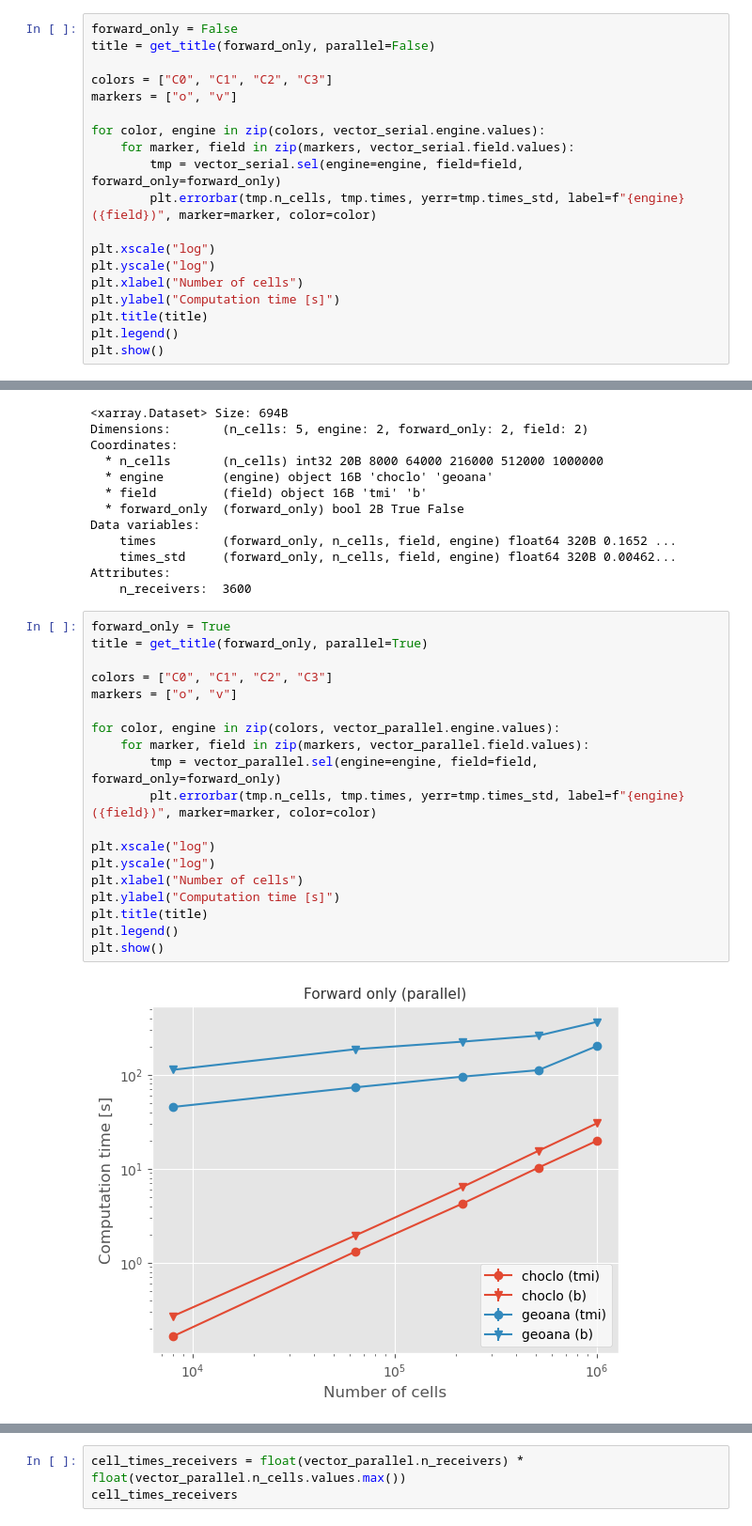
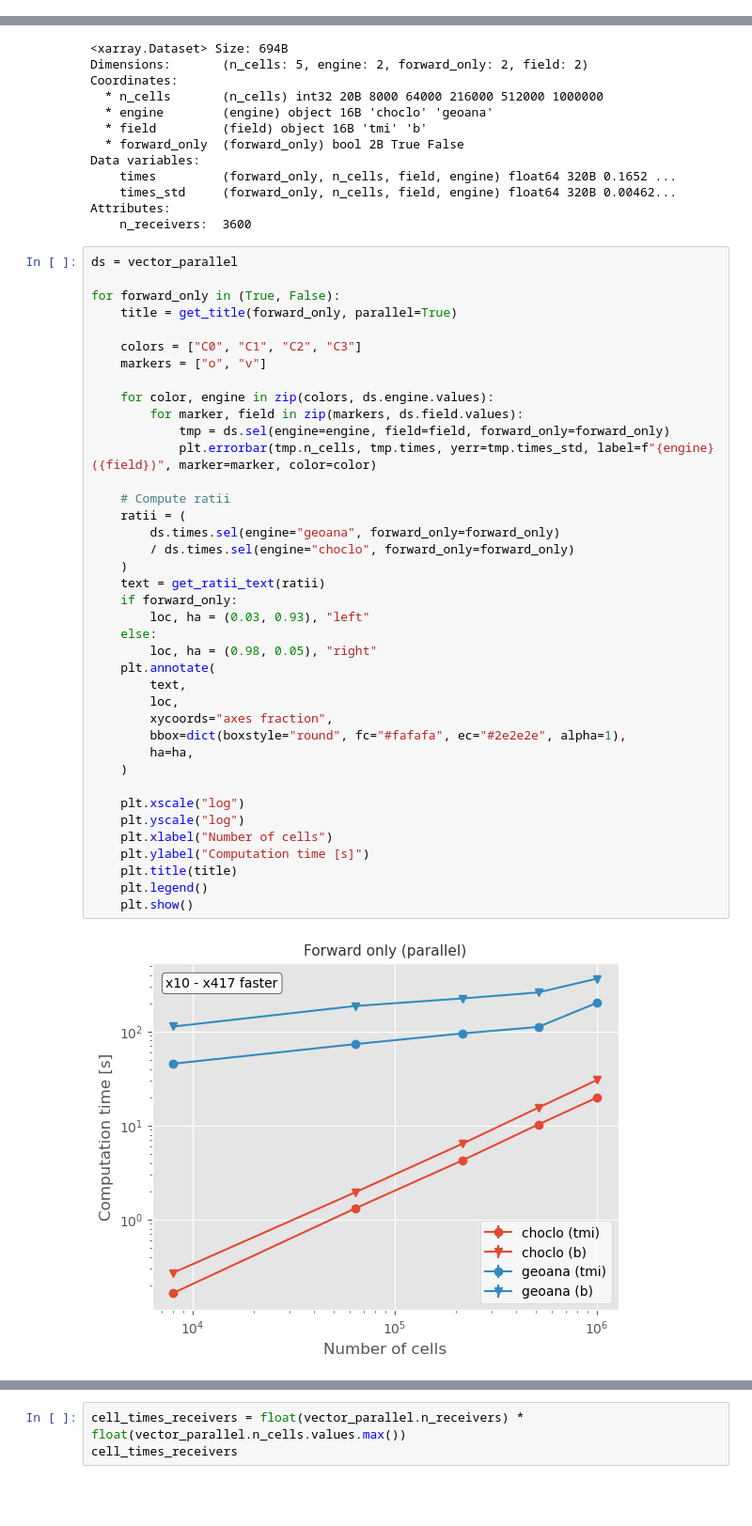
Before and after one commit to santisoler/simpeg-benchmarks-magnetic, a Jupyter notebook: code/figures.ipynb, the cells around one changed output, grey strips where cells are left out. Shown at 94% size. Saved outputs shown, nothing was run; the diff lists cells and outputs as text; blank space fills up the shorter version.

Commit message:
Add ratii labels to plots

```diff
--- a/code/figures.ipynb
+++ b/code/figures.ipynb
@@ -375,19 +405,0 @@ plt.show()
-# %%
-forward_only = False
-title = get_title(forward_only, parallel=False)
-
-colors = ["C0", "C1", "C2", "C3"]
-markers = ["o", "v"]
-
-for color, engine in zip(colors, vector_serial.engine.values):
-    for marker, field in zip(markers, vector_serial.field.values):
-        tmp = vector_serial.sel(engine=engine, field=field, forward_only=forward_only)
-        plt.errorbar(tmp.n_cells, tmp.times, yerr=tmp.times_std, label=f"{engine} ({field})", marker=marker, color=color)
-
-plt.xscale("log")
-plt.yscale("log")
-plt.xlabel("Number of cells")
-plt.ylabel("Computation time [s]")
-plt.title(title)
-plt.legend()
-plt.show()
@@ -443,23 +453,43 @@ Data variables:
 Attributes:
     n_receivers:  3600
 # %%
-forward_only = True
-title = get_title(forward_only, parallel=True)
+ds = vector_parallel
 
-colors = ["C0", "C1", "C2", "C3"]
-markers = ["o", "v"]
+for forward_only in (True, False):
+    title = get_title(forward_only, parallel=True)
 
-for color, engine in zip(colors, vector_parallel.engine.values):
-    for marker, field in zip(markers, vector_parallel.field.values):
-        tmp = vector_parallel.sel(engine=engine, field=field, forward_only=forward_only)
-        plt.errorbar(tmp.n_cells, tmp.times, yerr=tmp.times_std, label=f"{engine} ({field})", marker=marker, color=color)
+    colors = ["C0", "C1", "C2", "C3"]
+    markers = ["o", "v"]
 
-plt.xscale("log")
-plt.yscale("log")
-plt.xlabel("Number of cells")
-plt.ylabel("Computation time [s]")
-plt.title(title)
-plt.legend()
-plt.show()
+    for color, engine in zip(colors, ds.engine.values):
+        for marker, field in zip(markers, ds.field.values):
+            tmp = ds.sel(engine=engine, field=field, forward_only=forward_only)
+            plt.errorbar(tmp.n_cells, tmp.times, yerr=tmp.times_std, label=f"{engine} ({field})", marker=marker, color=color)
+
+    # Compute ratii
+    ratii = (
+        ds.times.sel(engine="geoana", forward_only=forward_only)
+        / ds.times.sel(engine="choclo", forward_only=forward_only)
+    )
+    text = get_ratii_text(ratii)
+    if forward_only:
+        loc, ha = (0.03, 0.93), "left"
+    else:
+        loc, ha = (0.98, 0.05), "right"
+    plt.annotate(
+        text,
+        loc,
+        xycoords="axes fraction",
+        bbox=dict(boxstyle="round", fc="#fafafa", ec="#2e2e2e", alpha=1),
+        ha=ha,
+    )
+
+    plt.xscale("log")
+    plt.yscale("log")
+    plt.xlabel("Number of cells")
+    plt.ylabel("Computation time [s]")
+    plt.title(title)
+    plt.legend()
+    plt.show()
 # %% [output]
-[figure, old version]
+[figure, new version]
```
Also changed, not shown: parts of 14 cells of this notebook.
